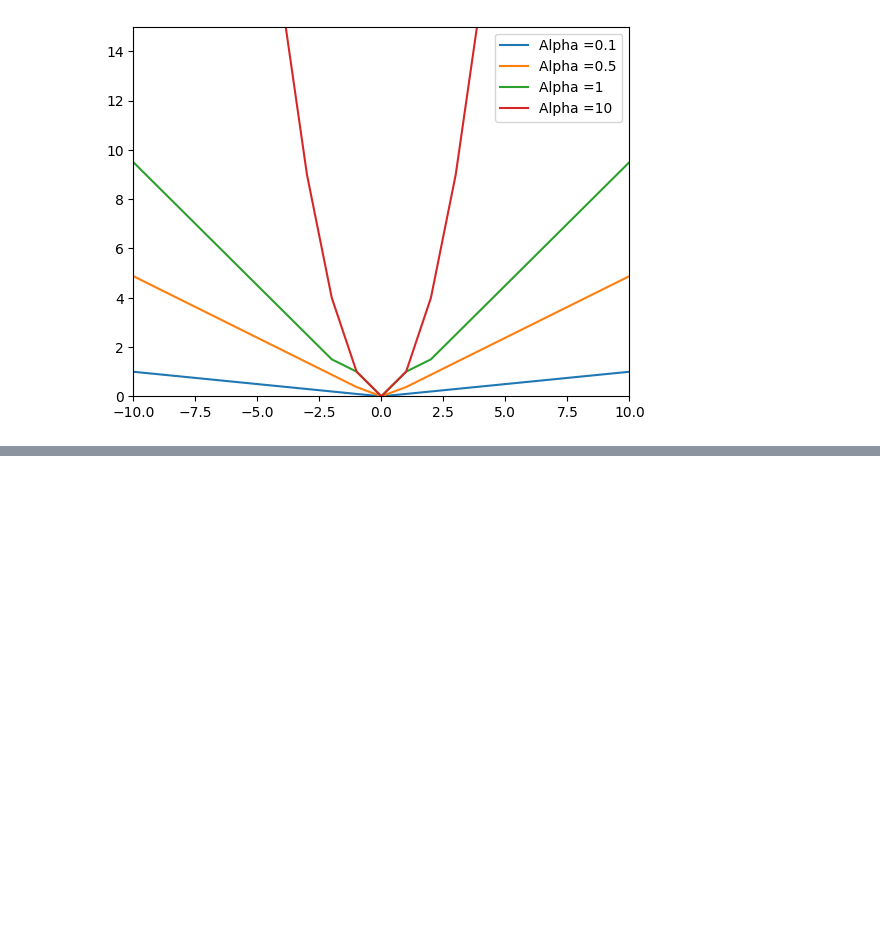
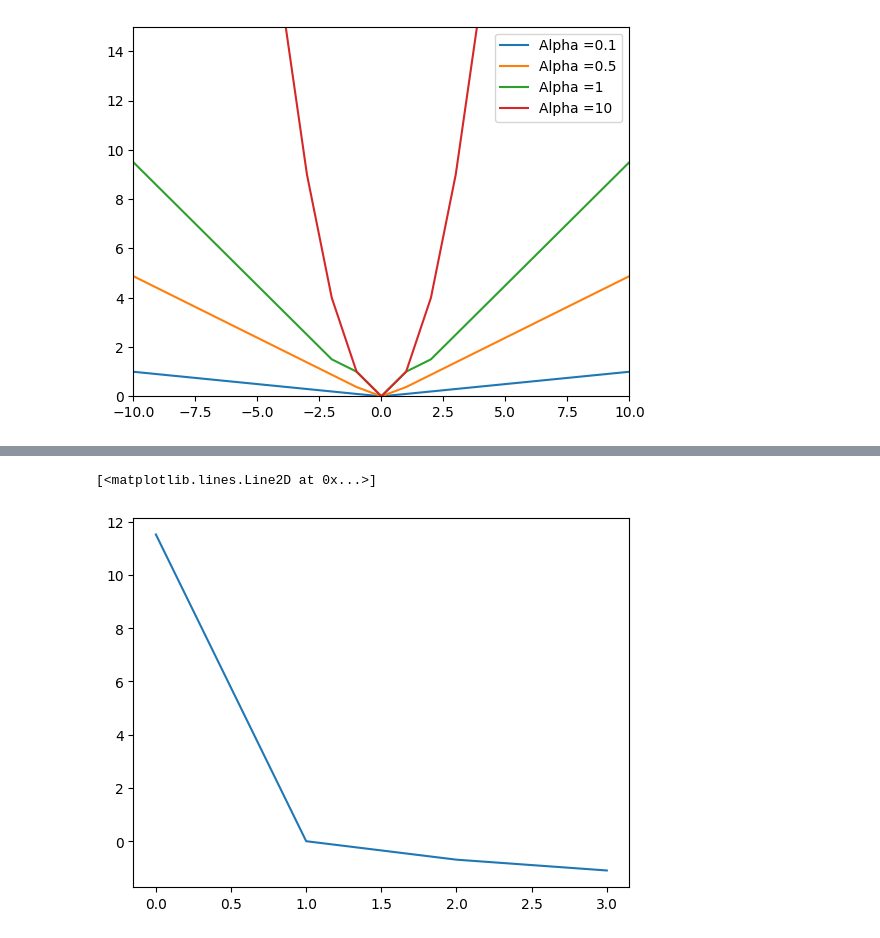
Before and after one commit to LCaravaggio/AnalisisPredictivo, a Jupyter notebook: 03_Regresión_Lineal/Loss_Functions.ipynb, the cells around one changed output, grey strips where cells are left out. Cells and saved outputs as stored; diff of their text form; code cells hidden in the pictures; blank space fills up the shorter version.

```diff
--- a/03_Regresión_Lineal/Loss_Functions.ipynb
+++ b/03_Regresión_Lineal/Loss_Functions.ipynb
@@ -80,0 +136,6 @@ plt.show()
+# %%
+import matplotlib.pyplot as plt
+plt.plot(t1,error)
+# %% [output]
+[<matplotlib.lines.Line2D at 0x...>]
+[figure, added]
```
Also changed, not shown: parts of 10 cells of this notebook.
